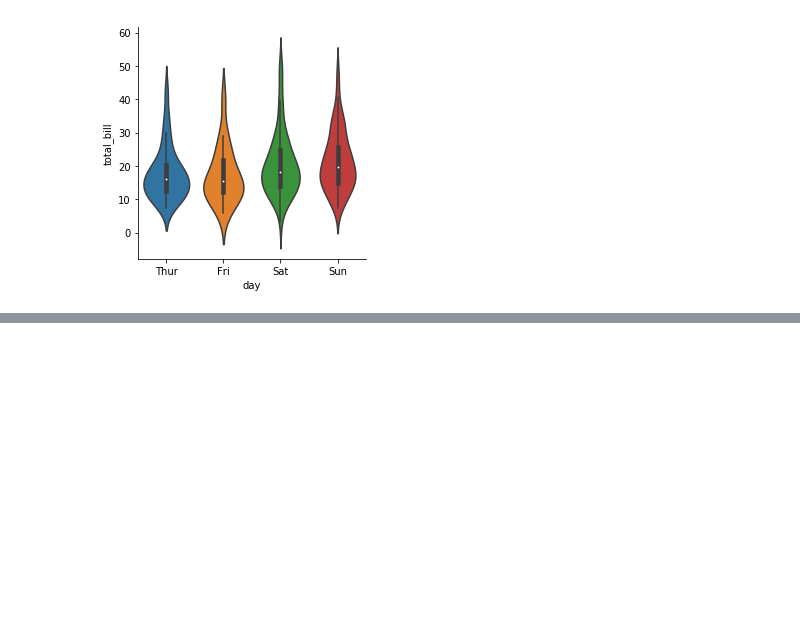
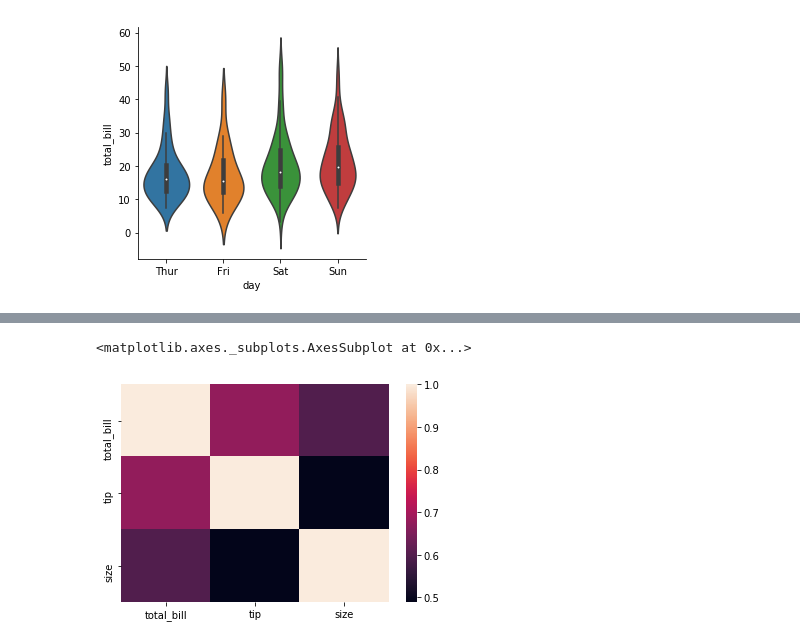
Before and after one commit to rpparada/Python-for-Data-Science-and-Machine-Learning-Bootcamp, a Jupyter notebook: Practicas/seaborn-practica.ipynb, the cells around one changed output, grey strips where cells are left out. Drawn from its saved outputs; the diff is of its cells as text; code cells hidden in the pictures; blank space fills up the shorter version.

```diff
--- a/Practicas/seaborn-practica.ipynb
+++ b/Practicas/seaborn-practica.ipynb
@@ -193,3 +193,9 @@ sns.factorplot(x='day',y='total_bill',data=tip,kind='violin')
 # %% [output]
 <seaborn.axisgrid.FacetGrid at 0x...>
 [figure]
+# %%
+import seaborn as sns
+%matplotlib inline
+tips = sns.load_dataset('tips')
+flights = sns.load_dataset('flights')
+tips.head()
@@ -195,0 +218,7 @@ sns.factorplot(x='day',y='total_bill',data=tip,kind='violin')
+# %%
+tc = tips.corr()
+# %%
+sns.heatmap(tc)
+# %% [output]
+<matplotlib.axes._subplots.AxesSubplot at 0x...>
+[figure, added]
```
Also changed, not shown: parts of 45 cells of this notebook, 11 other files.
